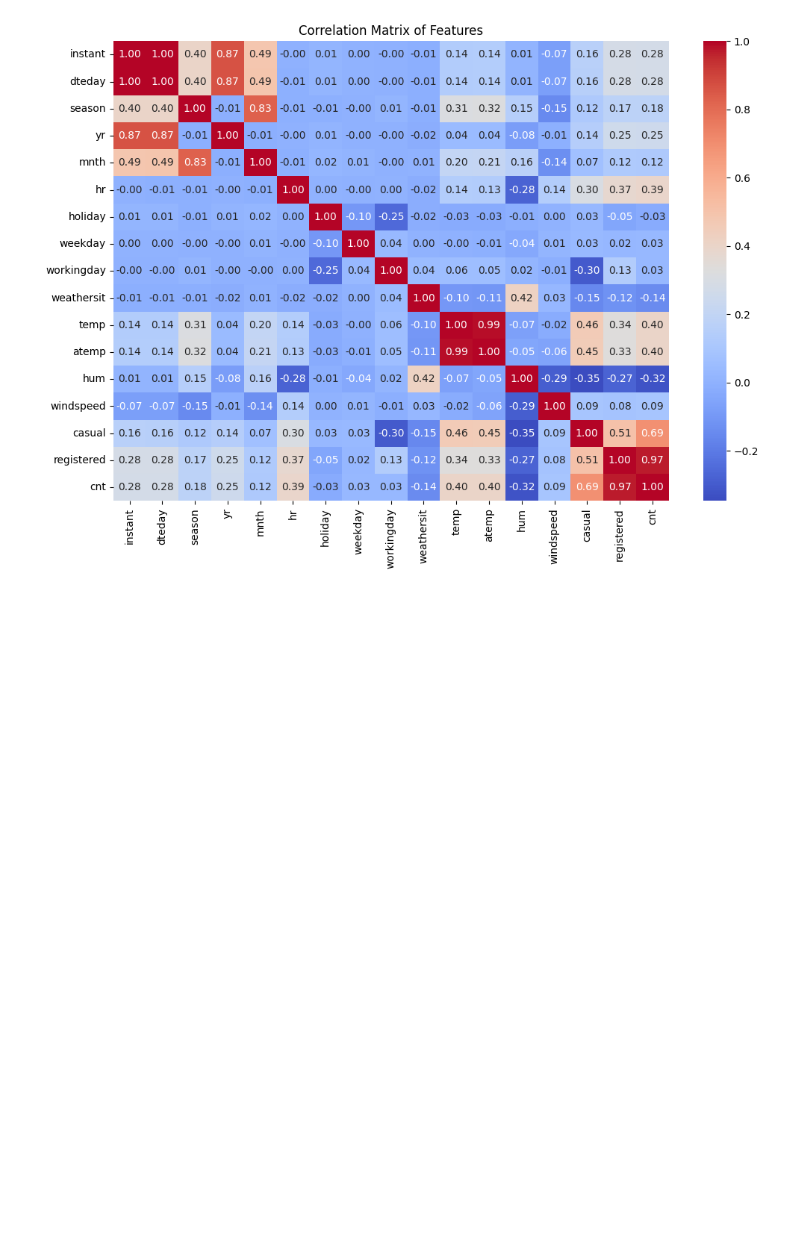
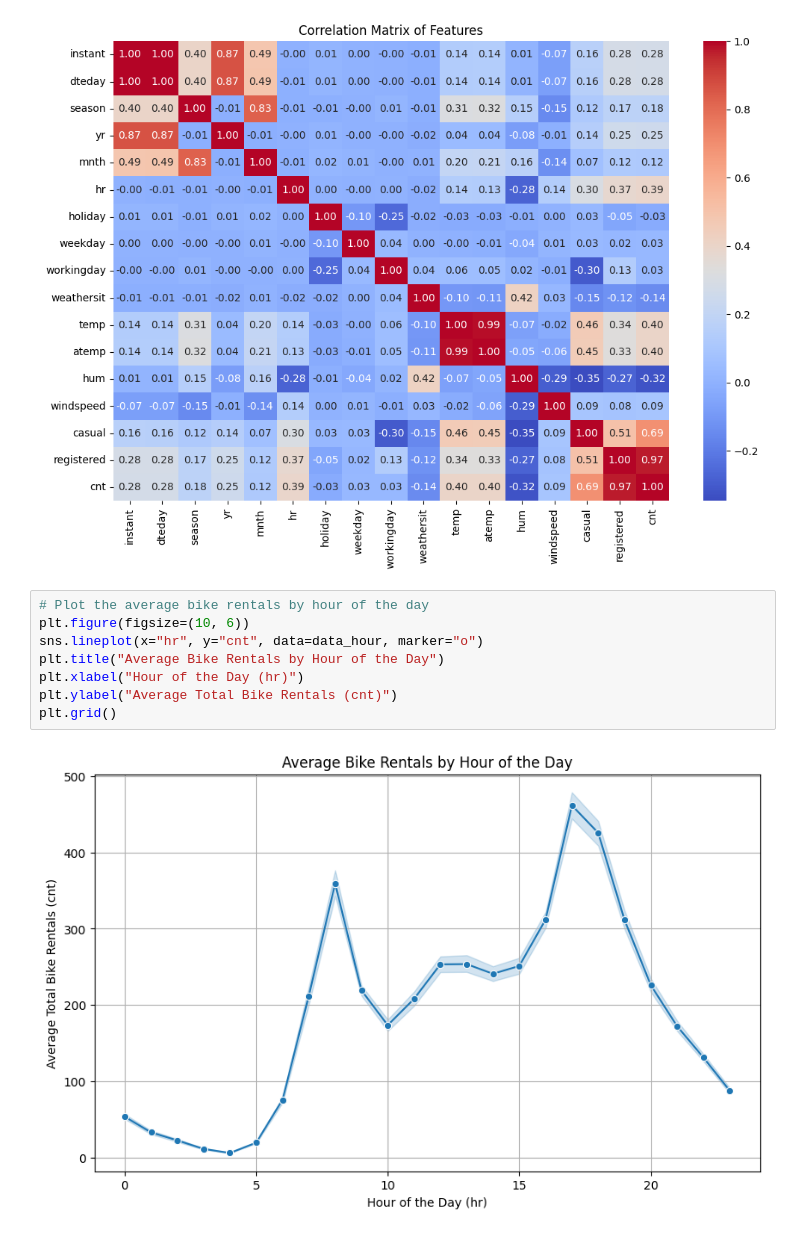
Before and after one commit to Ayfri/Deep-Learning-Exercices, a Jupyter notebook: notebooks/ex1.ipynb, the cells around one changed output. Saved outputs shown, nothing was run; the diff lists cells and outputs as text; blank space fills up the shorter version.

Commit message:
feat(ex1): Add average bike rentals by hour line plot, add training linear regression model.

```diff
--- a/notebooks/ex1.ipynb
+++ b/notebooks/ex1.ipynb
@@ -83,3 +87,13 @@ plt.title("Correlation Matrix of Features")
 plt.show()
 # %% [output]
 [figure]
+# %%
+# Plot the average bike rentals by hour of the day
+plt.figure(figsize=(10, 6))
+sns.lineplot(x="hr", y="cnt", data=data_hour, marker="o")
+plt.title("Average Bike Rentals by Hour of the Day")
+plt.xlabel("Hour of the Day (hr)")
+plt.ylabel("Average Total Bike Rentals (cnt)")
+plt.grid()
+# %% [output]
+[figure, added]
```
Also changed, not shown: parts of 4 cells of this notebook.
